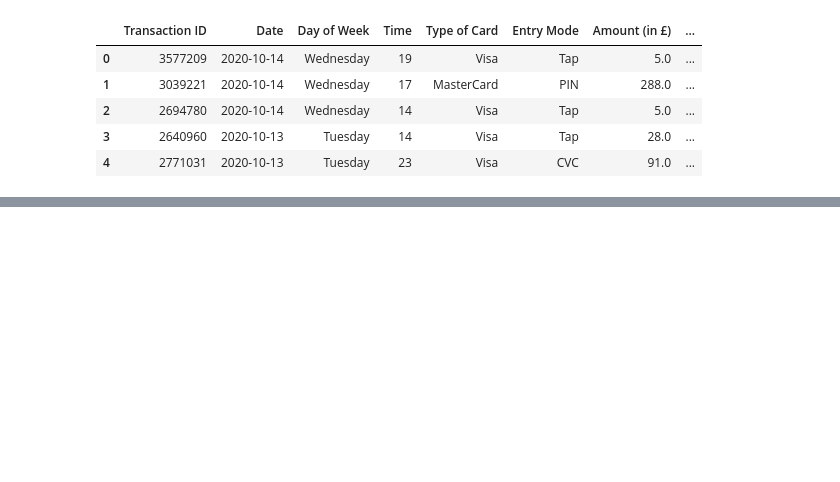
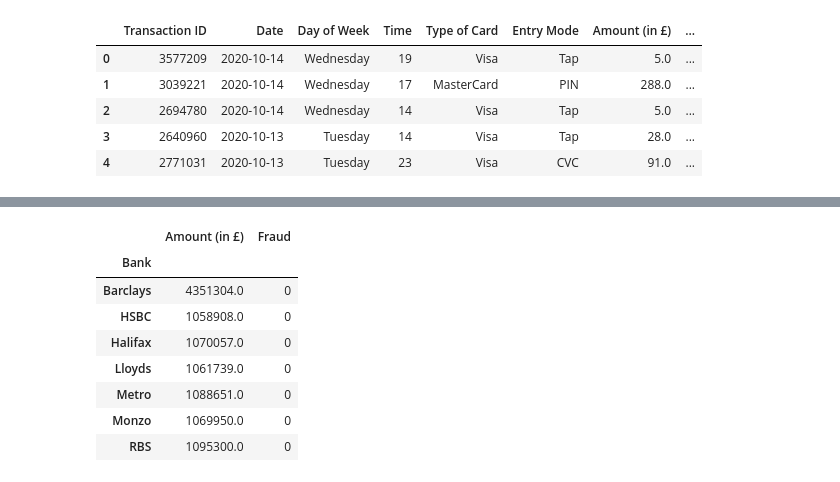
Before and after one commit to ZinDaria/Project_1-Team7, a Jupyter notebook: Untitled.ipynb, the cells around one changed output, grey strips where cells are left out. Saved outputs shown, nothing was run; the diff lists cells and outputs as text; code cells hidden in the pictures; blank space fills up the shorter version.

```diff
--- a/Untitled.ipynb
+++ b/Untitled.ipynb
@@ -21,0 +50,13 @@ credit_card_df.head()
+# %%
+grouped_bank = non_fraud_df.groupby('Bank')
+grouped_bank[["Amount (in £)", "Fraud"]].sum()
+# %% [output]
+|  | Amount (in £) | Fraud |
+| Bank |  |  |
+| Barclays | 4351304.0 | 0 |
+| HSBC | 1058908.0 | 0 |
+| Halifax | 1070057.0 | 0 |
+| Lloyds | 1061739.0 | 0 |
+| Metro | 1088651.0 | 0 |
+| Monzo | 1069950.0 | 0 |
+| RBS | 1095300.0 | 0 |
```
Also changed, not shown: parts of 7 cells of this notebook, 1 other file.
